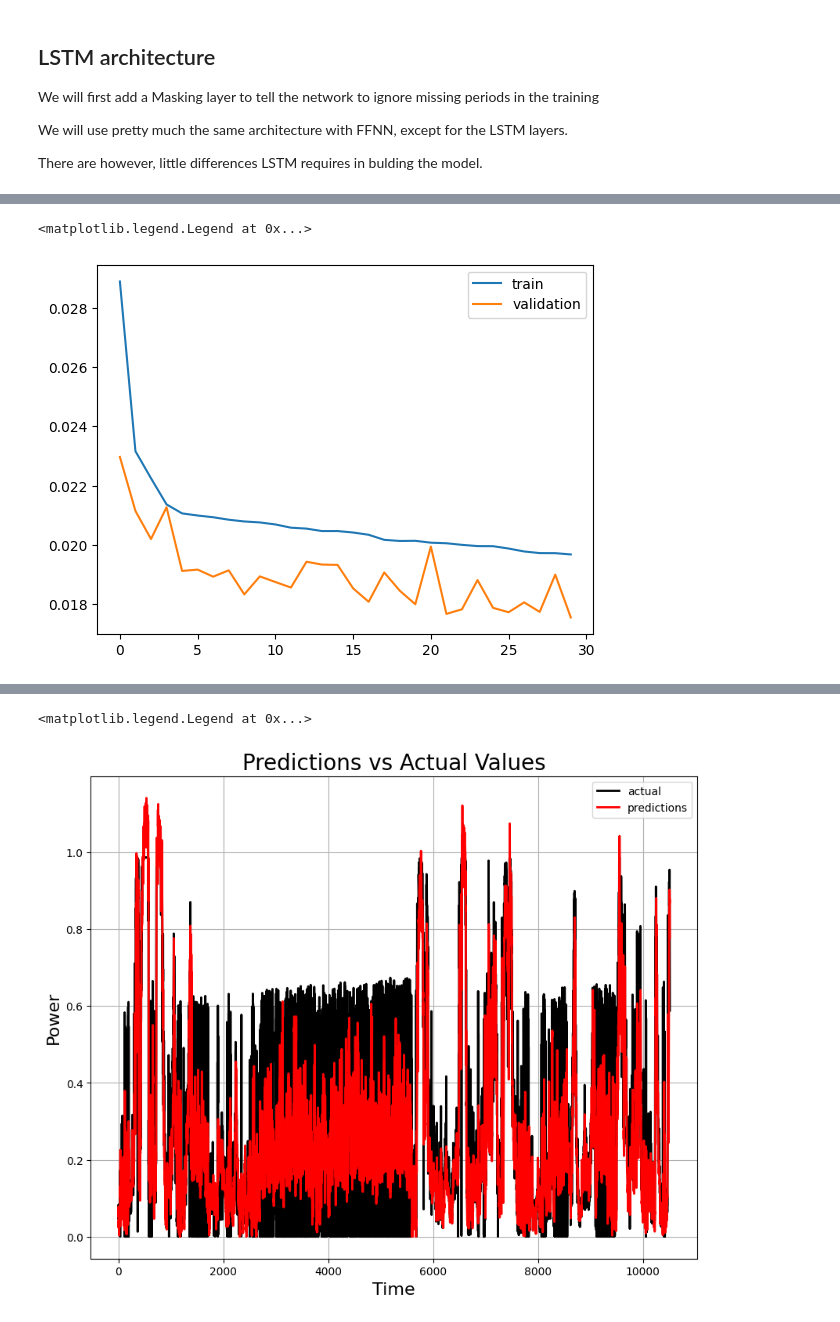
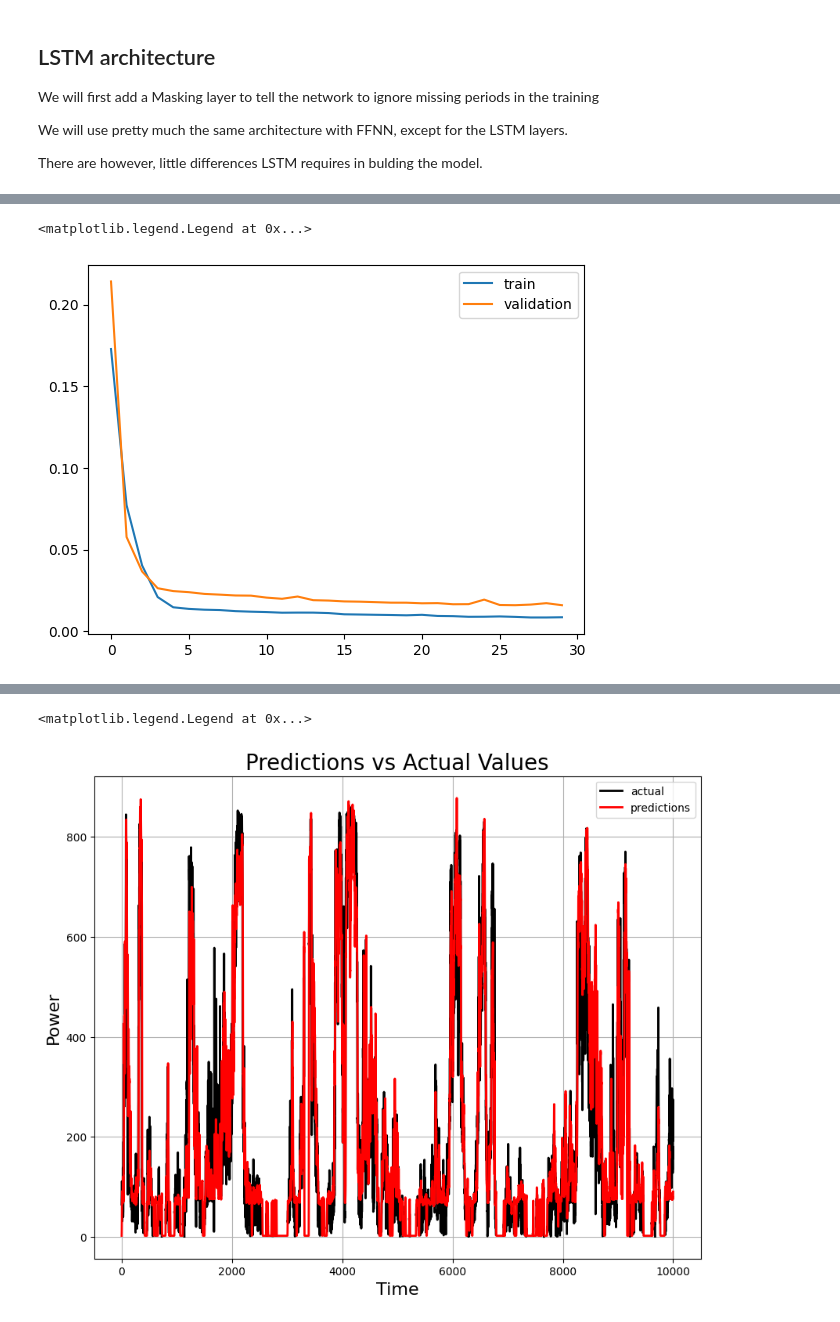
Before and after one commit to Brizzum/Final-project, a Jupyter notebook: project2_wsToPower.ipynb, the cells around one changed output, grey strips where cells are left out. Saved outputs shown, nothing was run; the diff lists cells and outputs as text; code cells hidden in the pictures.

```diff
--- a/project2_wsToPower.ipynb
+++ b/project2_wsToPower.ipynb
@@ -192,31 +192,31 @@ OUTPUT:
    1. future power
 # %%
 ### Split data into train & test
-train_int = int(0.6*len(V52_data_M2))      # 60% of the data length for training
-validation_int = int(0.8*len(V52_data)) # 20% more for validation
+train_int = int(len(sequence_2))      # 60% of the data length for training
+validation_int = int(len(sequence_3)) # 20% more for validation
 
 # training input vector
-X_train = V52_data_M2[['Wsp_44m', 'Wsp_44m_std']][:train_int]
+X_train = sequence_2[['Wsp_44m', 'Wsp_44m_std']]
 X_train = forecast_sequences_input(X_train ,n_lag)
 
 # training output vector
-Y_train = V52_data_M2[['ActPow']][:train_int]
+Y_train = sequence_2[['ActPow']][:]
 Y_train = forecast_sequences_output(Y_train, n_out)
 
 # validation input vector
-X_validation = V52_data_M2[['Wsp_44m', 'Wsp_44m_std']][train_int:validation_int]
+X_validation = sequence_3[['Wsp_44m', 'Wsp_44m_std']][:]
 X_validation = forecast_sequences_input(X_validation,n_lag)
 
 # validation output vector
-Y_validation = V52_data_M2[['ActPow']][train_int:validation_int]
+Y_validation = sequence_3[['ActPow']][:]
 Y_validation = forecast_sequences_output(Y_validation, n_out)
 
 # test input vector
-X_test = V52_data_M2[['Wsp_44m', 'Wsp_44m_std']][validation_int:]
+X_test = V52_data[['Wsp_44m', 'Wsp_44m_std']][:10000]
 X_test = forecast_sequences_input(X_test,n_lag)
 
 # test output vector
-Y_test = V52_data_M2[['ActPow']][validation_int:]
+Y_test = V52_data[['ActPow']][:10000]
 Y_test = forecast_sequences_output(Y_test, n_out)
 # %%
 X_train
@@ -389,11 +387,12 @@ plt.plot(history.history['val_loss'], label='validation')
 plt.legend()
 # %% [output]
 <matplotlib.legend.Legend at 0x...>
-[figure, old version]
+[figure, new version]
 # %%
 # Make predictions and plot them against the actual values
 predictions = model.predict(test_X)
-
+predictions = scaler.inverse_transform(predictions)
+test_Y = scaler.inverse_transform(test_Y)
 # plot the predictions
 plt.figure(figsize=(10,8))
 
@@ -411,2 +410,2 @@ plt.legend()
 <matplotlib.legend.Legend at 0x...>
-[figure, old version]
+[figure, new version]
```
Also changed, not shown: parts of 7 cells of this notebook, 14 other files.
